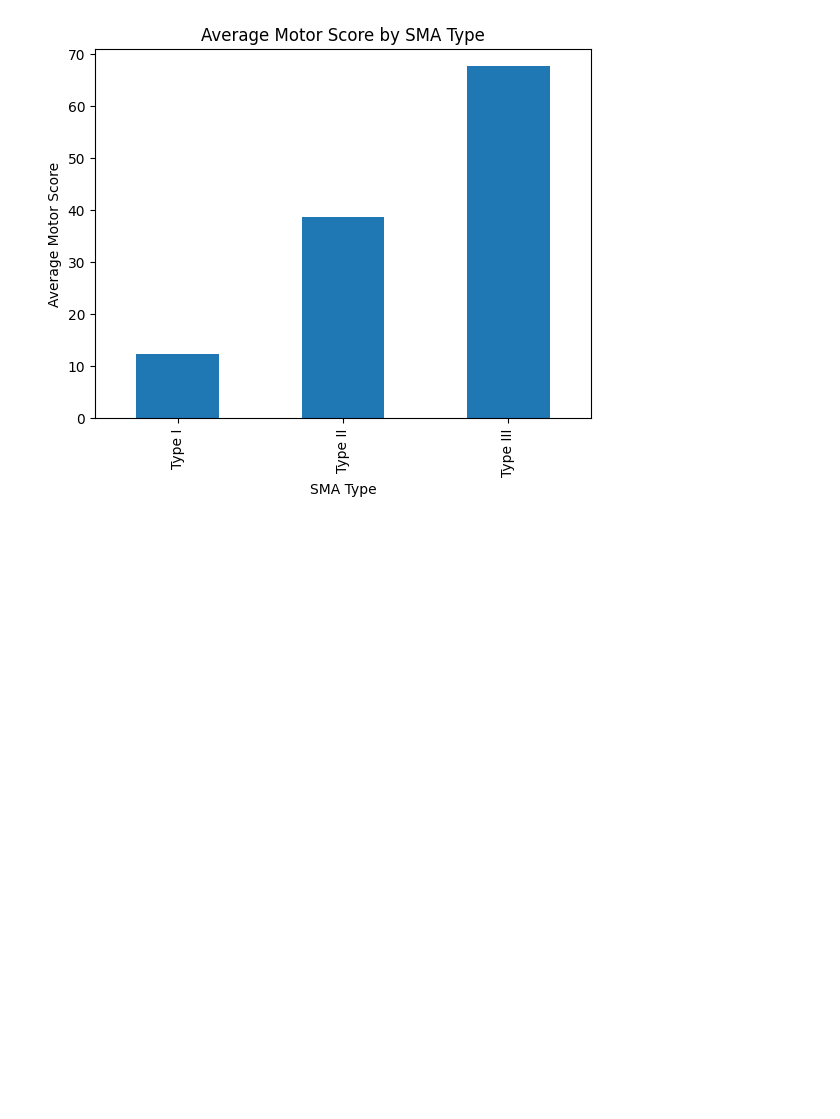
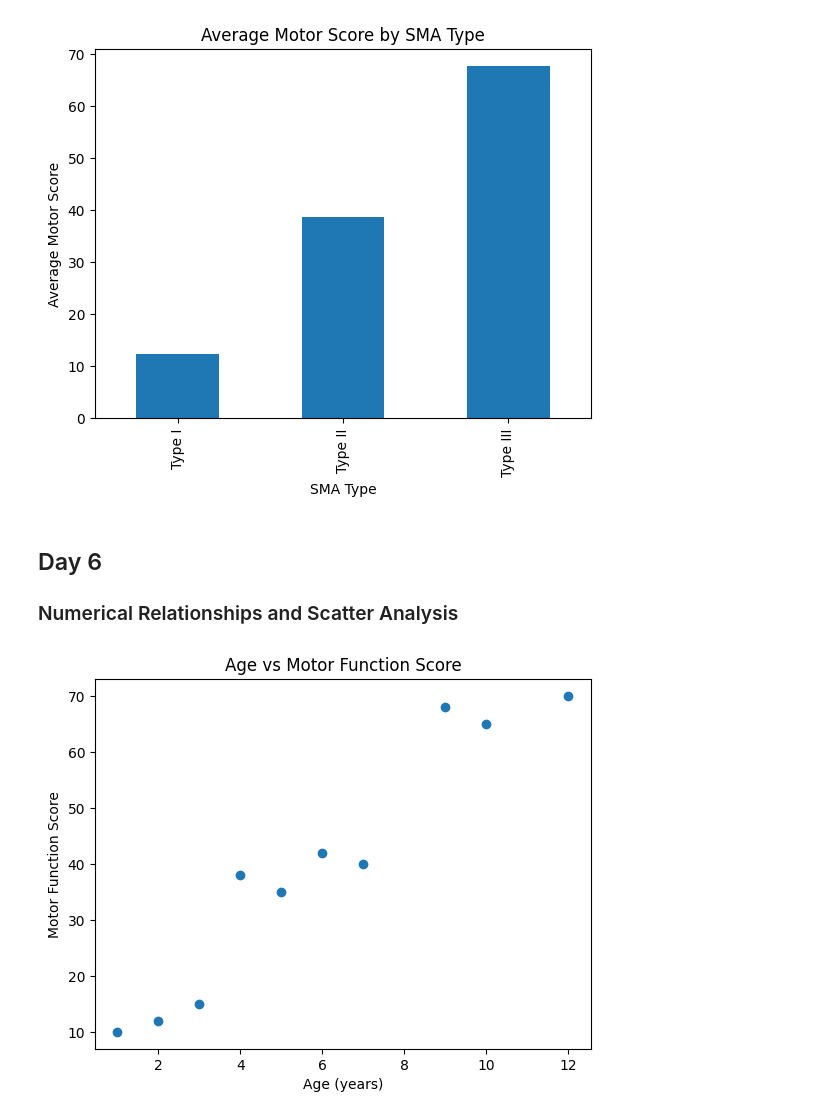
Before and after one commit to Kisara00555/sma-data-science, a Jupyter notebook: notebooks/01_sma_background_and_data_overview.ipynb, the cells around one changed output. Saved outputs shown, nothing was run; the diff lists cells and outputs as text; code cells hidden in the pictures; blank space fills up the shorter version.

Commit message:
Analyze numerical relationships with scatter plots

```diff
--- a/notebooks/01_sma_background_and_data_overview.ipynb
+++ b/notebooks/01_sma_background_and_data_overview.ipynb
@@ -278,3 +278,15 @@ plt.savefig("../results/figures/motor_score_by_sma_type.png")
 plt.show()
 # %% [output]
 [figure]
+# %% [markdown]
+## Day 6
+### Numerical Relationships and Scatter Analysis
+# %%
+## Age vs Motor Score
+plt.scatter(df_cleaned["age"], df_cleaned["motor_score"])
+plt.xlabel("Age (years)")
+plt.ylabel("Motor Function Score")
+plt.title("Age vs Motor Function Score")
+plt.show()
+# %% [output]
+[figure, added]
```
Also changed, not shown: parts of 5 cells of this notebook, 1 other file.
